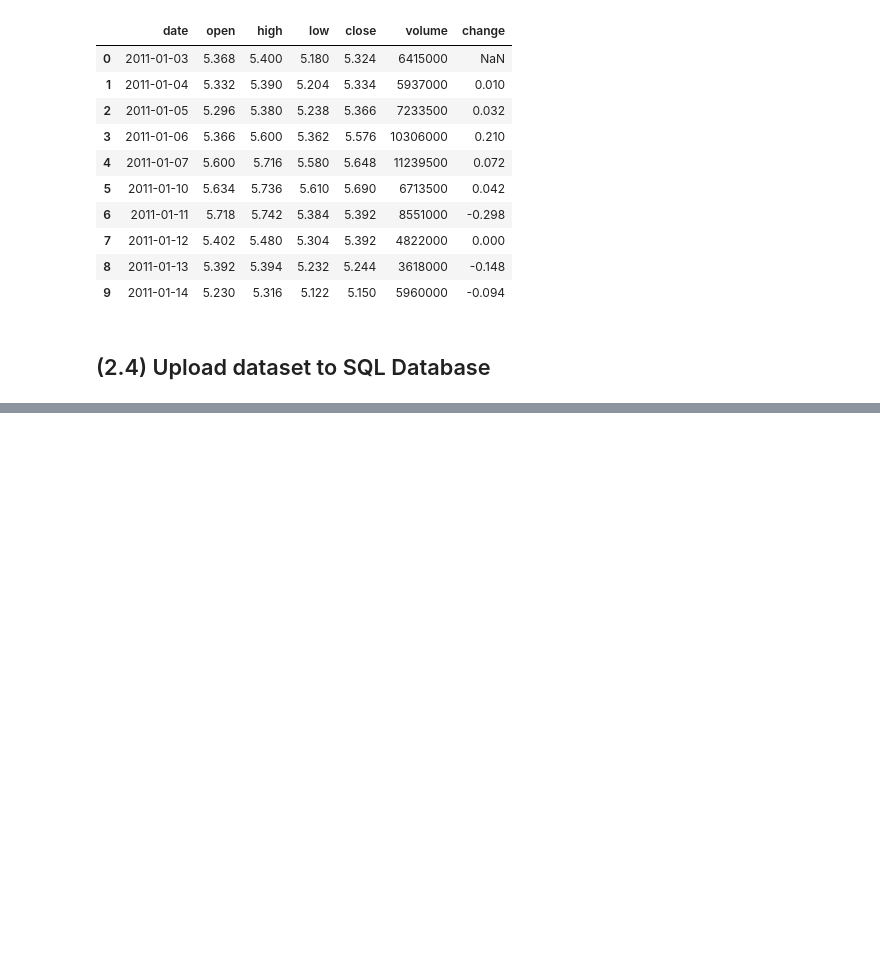
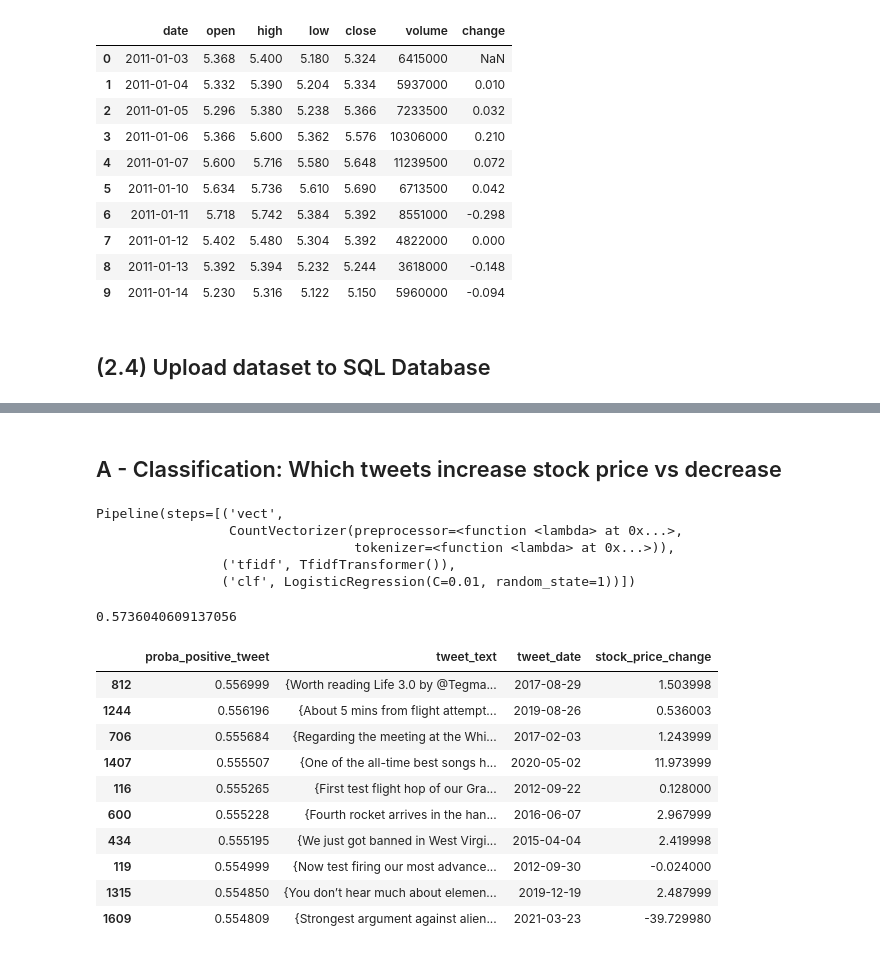
Before and after one commit to Gobi1616/Datalogy_Final, a Jupyter notebook: Cleaning_preprocessing_data.ipynb, the cells around one changed output, grey strips where cells are left out. Saved outputs shown, nothing was run; the diff lists cells and outputs as text; code cells hidden in the pictures; blank space fills up the shorter version.

Commit message:
Updated Cleaning_preprocessing_data

```diff
--- a/Cleaning_preprocessing_data.ipynb
+++ b/Cleaning_preprocessing_data.ipynb
@@ -334,0 +397,2 @@ tesla_df.to_sql('stock', engine, if_exists ='replace',method='multi', index=Fals
+# %% [markdown]
+## A - Classification: Which tweets increase stock price vs decrease
@@ -334,0 +417,46 @@ tesla_df.to_sql('stock', engine, if_exists ='replace',method='multi', index=Fals
+# %%
+train_df, test_df = train_test_split(tweets_price, random_state=1)
+# %%
+# Setting up variables
+X_train = train_df.tweet_tokens.tolist()
+y_train = (train_df['close_price_diff'] > 0).astype(int).values
+X_test = test_df.tweet_tokens.tolist()
+y_test = (test_df['close_price_diff'] > 0).astype(int).values
+# %%
+# Classify text data
+text_clf.fit(X_train, y_train)
+# %% [output]
+Pipeline(steps=[('vect',
+                 CountVectorizer(preprocessor=<function <lambda> at 0x...>,
+                                 tokenizer=<function <lambda> at 0x...>)),
+                ('tfidf', TfidfTransformer()),
+                ('clf', LogisticRegression(C=0.01, random_state=1))])
+# %%
+text_clf.score(X_test, y_test)
+# %% [output]
+0.5736040609137056
+# %%
+# Testing predicted probability
+predicted_proba_test = text_clf.predict_proba(X_test)[:, 1]
+# %%
+# Adding results into DataFrame
+results_test = pd.DataFrame({
+    'proba_positive_tweet': predicted_proba_test,
+    'tweet_text': test_df['tweet_text'],
+    'tweet_date': test_df['tweet_date'],
+    'stock_price_change': test_df['close_price_diff'],
+}).sort_values('proba_positive_tweet', ascending=False)
+pd.set_option('display.max_colwidth', None)
+results_test.head(10)
+# %% [output]
+|  | proba_positive_tweet | tweet_text | tweet_date | stock_price_change |
+| 812 | 0.556999 | {Worth reading Life 3.0 by @Tegma... | 2017-08-29 | 1.503998 |
+| 1244 | 0.556196 | {About 5 mins from flight attempt... | 2019-08-26 | 0.536003 |
+| 706 | 0.555684 | {Regarding the meeting at the Whi... | 2017-02-03 | 1.243999 |
+| 1407 | 0.555507 | {One of the all-time best songs h... | 2020-05-02 | 11.973999 |
+| 116 | 0.555265 | {First test flight hop of our Gra... | 2012-09-22 | 0.128000 |
+| 600 | 0.555228 | {Fourth rocket arrives in the han... | 2016-06-07 | 2.967999 |
+| 434 | 0.555195 | {We just got banned in West Virgi... | 2015-04-04 | 2.419998 |
+| 119 | 0.554999 | {Now test firing our most advance... | 2012-09-30 | -0.024000 |
+| 1315 | 0.554850 | {You don’t hear much about elemen... | 2019-12-19 | 2.487999 |
+| 1609 | 0.554809 | {Strongest argument against alien... | 2021-03-23 | -39.729980 |
```
Also changed, not shown: parts of 12 cells of this notebook, 5 other files.
